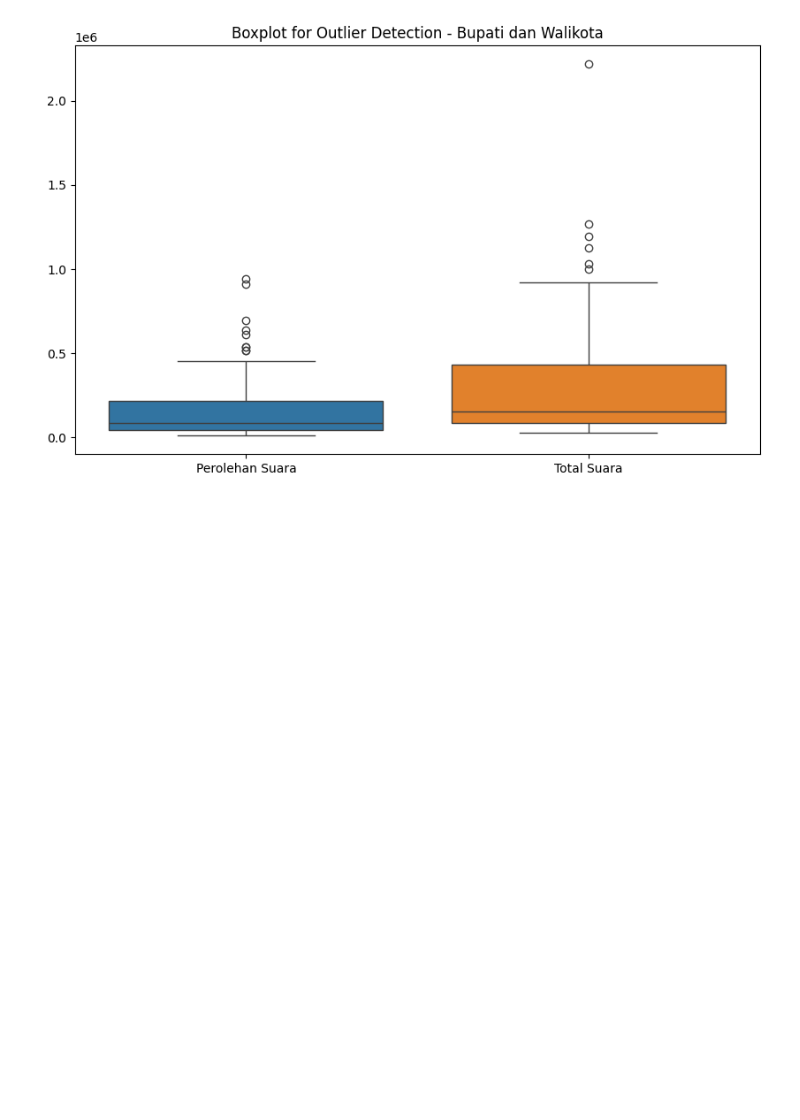
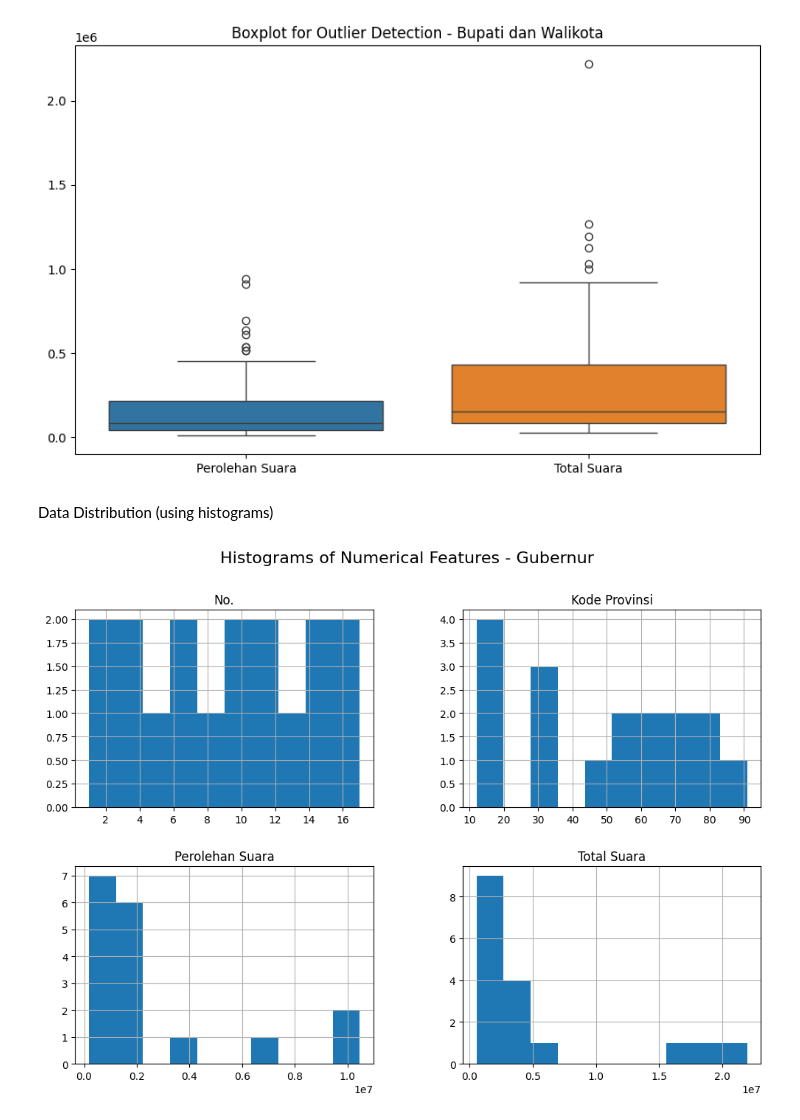
Before and after one commit to LatiefDataVisionary/eda-college-task, a Jupyter notebook: Tgs_EDA_pilkada.ipynb, the cells around one changed output. Cells and saved outputs as stored; diff of their text form; code cells hidden in the pictures; blank space fills up the shorter version.

```diff
--- a/Tgs_EDA_pilkada.ipynb
+++ b/Tgs_EDA_pilkada.ipynb
@@ -208,3 +236,11 @@ plt.title('Boxplot for Outlier Detection - Bupati dan Walikota')
 plt.show()
 # %% [output]
 [figure]
+# %% [markdown]
+Data Distribution (using histograms)
+# %%
+df_gubernur.hist(figsize=(12, 8))
+plt.suptitle('Histograms of Numerical Features - Gubernur', fontsize=16)
+plt.show()
+# %% [output]
+[figure, added]
```
Also changed, not shown: parts of 5 cells of this notebook.
